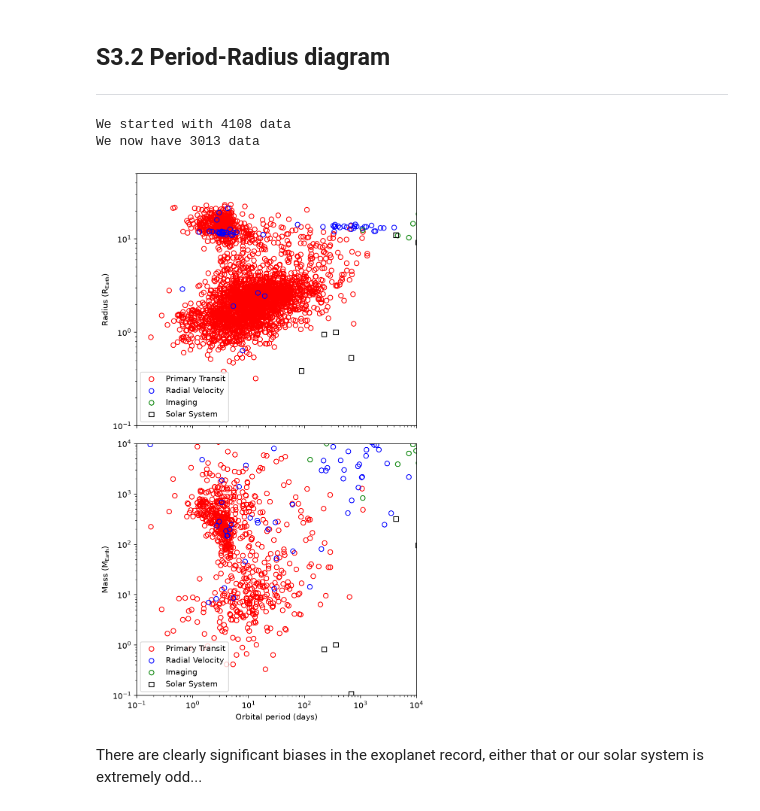
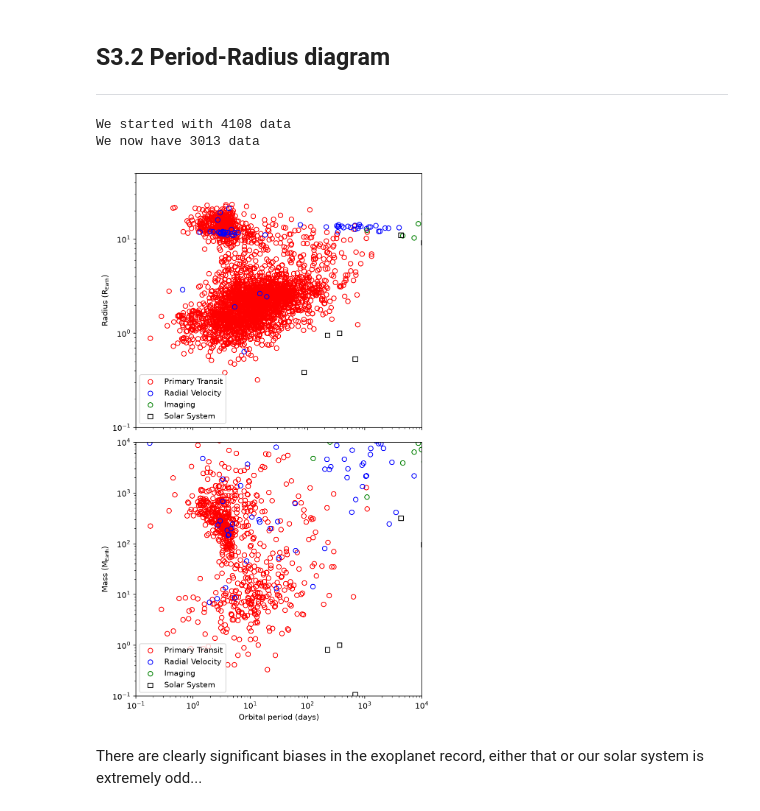
Before and after one commit to oscarbranson/esc_computing, a Jupyter notebook: solutions/Exercise3_solution.ipynb, the cells around one changed output. Saved outputs shown, nothing was run; the diff lists cells and outputs as text; code cells hidden in the pictures.

Commit message:
switch to object-oriented plotting everywhere

```diff
--- a/solutions/Exercise3_solution.ipynb
+++ b/solutions/Exercise3_solution.ipynb
@@ -90,10 +90,8 @@ import numpy as np
 # customisation over the plots
 from matplotlib.ticker import MultipleLocator
 
-fig, ax = plt.subplots(1)
-
 #let's make the plot larger so we can see what is going on
-fig.set_size_inches(10,10)
+fig, ax = plt.subplots(1, figsize=(10, 10))
 
 mconv = 317.8
 rconv = 11.2
@@ -187,8 +185,7 @@ print('We now have', df_clean.shape[0], 'data')
 #notice, many many more planets have radii and periods constrained than have masses constrained
 
 #as we are creating two plots with a common x axis (orbital period), we can set 'sharex=True'
-fig, axs = plt.subplots(2, sharex=True)
-fig.set_size_inches(6,10)
+fig, axs = plt.subplots(2, sharex=True, figsize=(6, 10), layout='constrained')
 
 #now, we want to colour the symbols by detection method
 dets = ['Primary Transit', 'Radial Velocity', 'Imaging']
@@ -243,36 +240,33 @@ for i, pckd in enumerate(zip(dets, det_cols)):
     d, c = pckd
     p[i] = axs[1].scatter(df_clean.orbital_period[df_clean.detection_type==d],
                    df_clean.mass[df_clean.detection_type==d]*mconv, edgecolor=c, c='None');
 
 
 #use the same limits on the period axis as the top plot
 axs[1].set_xlim(0.1,10000);
 axs[1].set_ylim(0.1,10000)
 
 #make the x and y axes logarithmic
 axs[1].set_yscale('log')
 axs[1].set_xscale('log')
 
 # the bottom plot gets the x label, which is shared with the top plot
 axs[1].set_xlabel('Orbital period (days)')
 axs[1].set_ylabel(r'Mass (M$_\mathsf{Earth}$)');
 
 #loop through dictionary plotting solar system planets on
 for k in sols:
     p[3] = axs[1].scatter(sols[k][1], sols[k][2]/sols['Earth'][2], marker='s', c='None', edgecolor='black')
 
 # let's also add a legend, including the solar system planets
 axs[1].legend(p, dets + ['Solar System'], loc='lower left');
 
 
-
-fig.tight_layout()
-
 #save the figure to a file
 fig.savefig('exercise3_period_radius.png', dpi=300, bbox_inches='tight')
 # %% [output]
 We started with 4108 data
 We now have 3013 data
-[figure, old version]
+[figure, new version]
 # %% [markdown]
 There are clearly significant biases in the exoplanet record, either that or our solar system is extremely odd...
```
Also changed, not shown: 9 other files.
